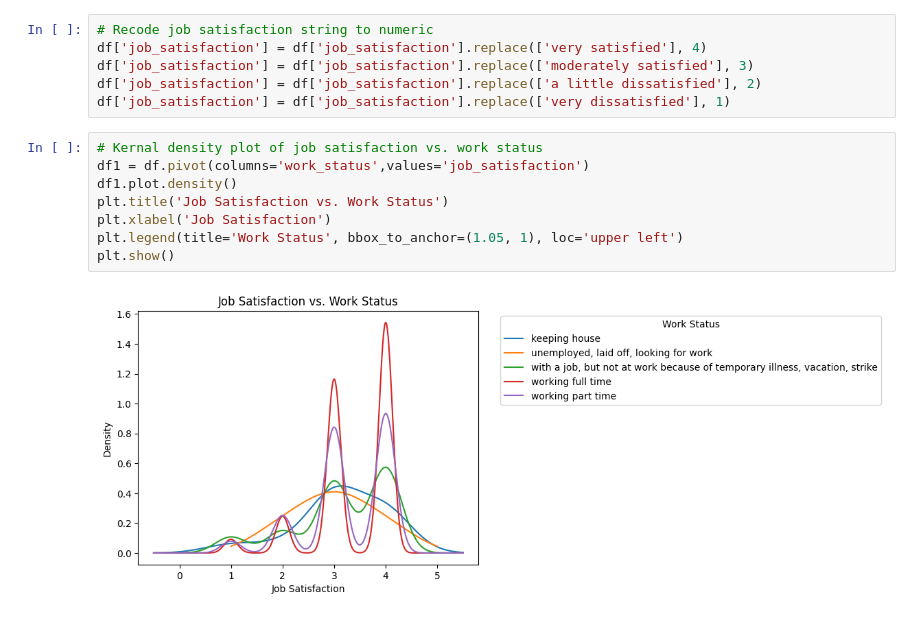
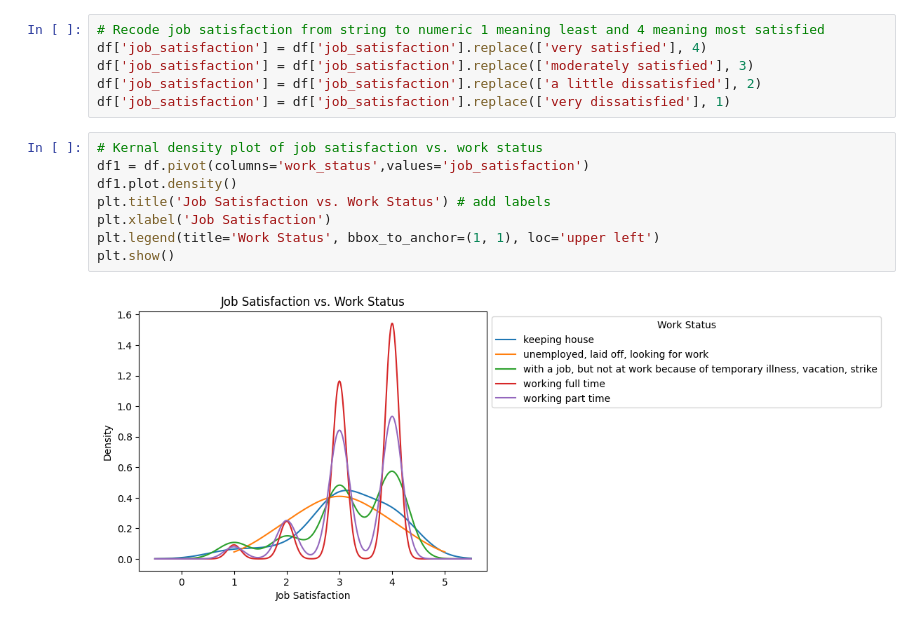
Before and after one commit to kirsten-fung/project_gss, a Jupyter notebook: graph_plot.ipynb, the cells around one changed output. Saved outputs shown, nothing was run; the diff lists cells and outputs as text.

```diff
--- a/graph_plot.ipynb
+++ b/graph_plot.ipynb
@@ -135,6 +128,6 @@ Passing `palette` without assigning `hue` is deprecated and will be removed in v
 [figure]
 # %%
-# Recode job satisfaction string to numeric
+# Recode job satisfaction from string to numeric 1 meaning least and 4 meaning most satisfied
 df['job_satisfaction'] = df['job_satisfaction'].replace(['very satisfied'], 4)
 df['job_satisfaction'] = df['job_satisfaction'].replace(['moderately satisfied'], 3)
 df['job_satisfaction'] = df['job_satisfaction'].replace(['a little dissatisfied'], 2)
@@ -142,11 +135,11 @@ df['job_satisfaction'] = df['job_satisfaction'].replace(['very dissatisfied'], 1
 # %%
 # Kernal density plot of job satisfaction vs. work status
 df1 = df.pivot(columns='work_status',values='job_satisfaction')
 df1.plot.density()
-plt.title('Job Satisfaction vs. Work Status')
+plt.title('Job Satisfaction vs. Work Status') # add labels
 plt.xlabel('Job Satisfaction')
-plt.legend(title='Work Status', bbox_to_anchor=(1.05, 1), loc='upper left')
+plt.legend(title='Work Status', bbox_to_anchor=(1, 1), loc='upper left')
 plt.show()
 # %% [output]
-[figure, old version]
+[figure, new version]
 # %%
```
Also changed, not shown: parts of 10 cells of this notebook.
